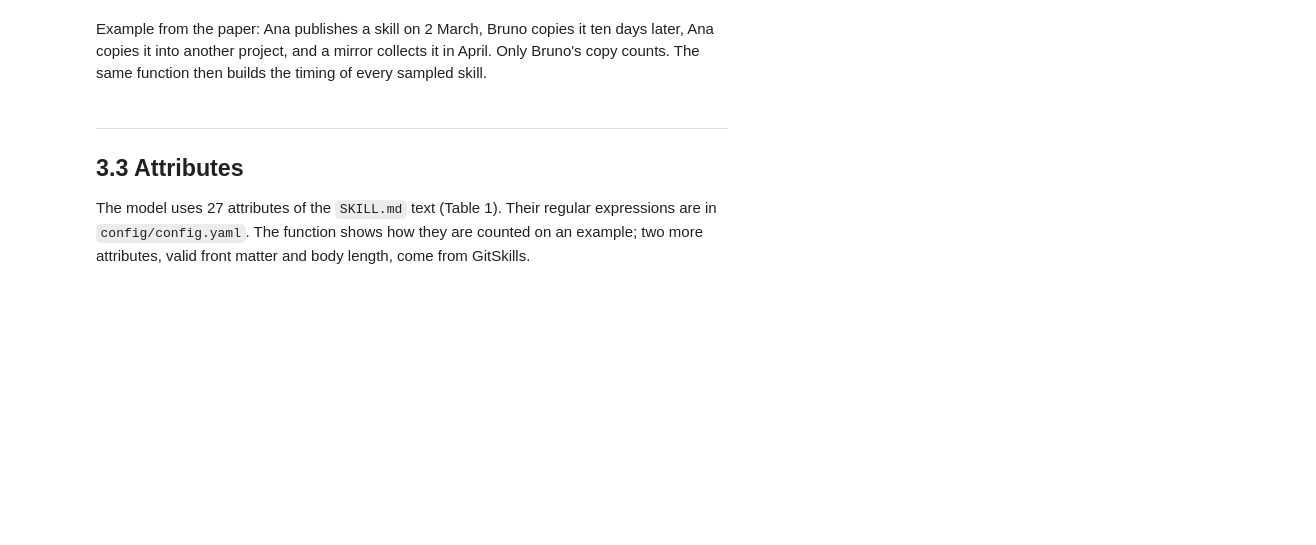
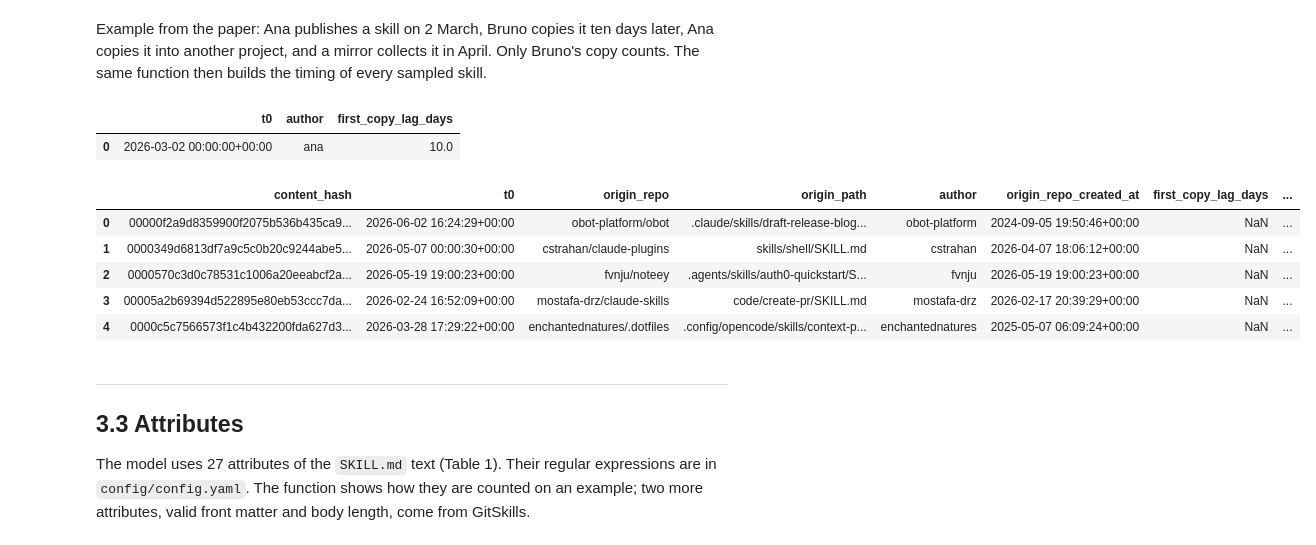
Before and after one commit to podorize/skillreuse, a Jupyter notebook: notebooks/reproduce.ipynb, the cells around one changed output. Drawn from its saved outputs; the diff is of its cells as text; code cells hidden in the pictures; blank space fills up the shorter version.

```diff
--- a/notebooks/reproduce.ipynb
+++ b/notebooks/reproduce.ipynb
@@ -192,17 +221,25 @@ Example from the paper: Ana publishes a skill on 2 March, Bruno copies it ten da
 # %%
 example = pd.DataFrame({
     "content_hash": "skill",
     "repo_full_name": ["ana/project", "bruno/tools", "ana/other-project", "mirror/all-skills"],
     "path": "SKILL.md",
     "owner": ["ana", "bruno", "ana", "mirror"],
     "repo_skills": [1, 3, 1, 5000],
     "arrival": pd.to_datetime(["2026-03-02", "2026-03-12", "2026-03-20", "2026-04-10"], utc=True),
 })
 example["repo_created_at"] = example["arrival"]
-first_appearance(example, limit=100)[["t0", "author", "first_copy_lag_days"]]
+display(first_appearance(example, limit=100)[["t0", "author", "first_copy_lag_days"]])
 
 skills = first_appearance(copies, limit=CONFIG["sample"]["aggregator_min_skills"])
-print(f"skills with at least one dated copy outside aggregators: {len(skills):,}")
+# %% [output]
+|  | t0 | author | first_copy_lag_days |
+| 0 | 2026-03-02 00:00:00+00:00 | ana | 10.0 |
+|  | content_hash | t0 | origin_repo | origin_path | author | origin_repo_created_at | first_copy_lag_days | ... |
+| 0 | 00000f2a9d8359900f2075b536b435ca9... | 2026-06-02 16:24:29+00:00 | obot-platform/obot | .claude/skills/draft-release-blog... | obot-platform | 2024-09-05 19:50:46+00:00 | NaN | ... |
+| 1 | 0000349d6813df7a9c5c0b20c9244abe5... | 2026-05-07 00:00:30+00:00 | cstrahan/claude-plugins | skills/shell/SKILL.md | cstrahan | 2026-04-07 18:06:12+00:00 | NaN | ... |
+| 2 | 0000570c3d0c78531c1006a20eeabcf2a... | 2026-05-19 19:00:23+00:00 | fvnju/noteey | .agents/skills/auth0-quickstart/S... | fvnju | 2026-05-19 19:00:23+00:00 | NaN | ... |
+| 3 | 00005a2b69394d522895e80eb53ccc7da... | 2026-02-24 16:52:09+00:00 | mostafa-drz/claude-skills | code/create-pr/SKILL.md | mostafa-drz | 2026-02-17 20:39:29+00:00 | NaN | ... |
+| 4 | 0000c5c7566573f1c4b432200fda627d3... | 2026-03-28 17:29:22+00:00 | enchantednatures/.dotfiles | .config/opencode/skills/context-p... | enchantednatures | 2025-05-07 06:09:24+00:00 | NaN | ... |
 # %% [markdown]
 ---
 ## 3.3 Attributes
```
Also changed, not shown: parts of 30 cells of this notebook.
